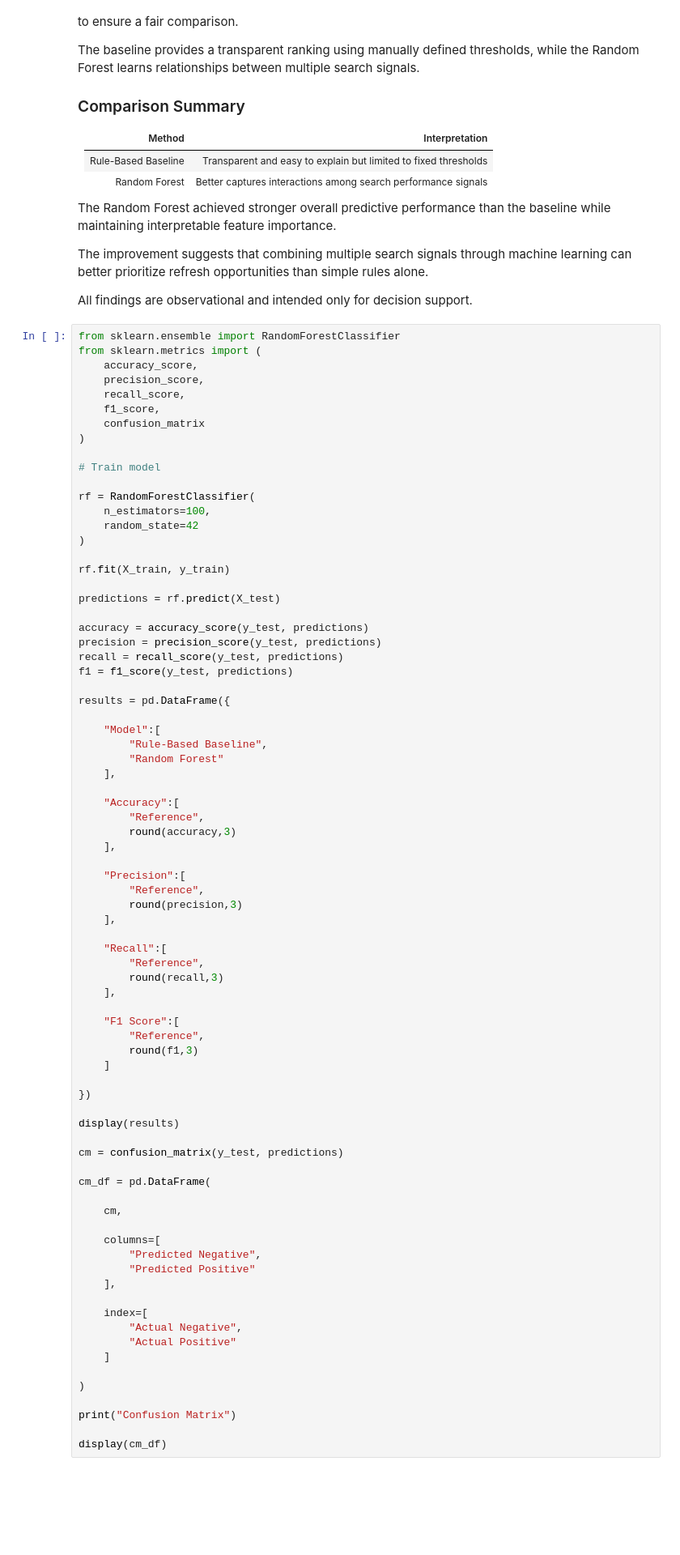
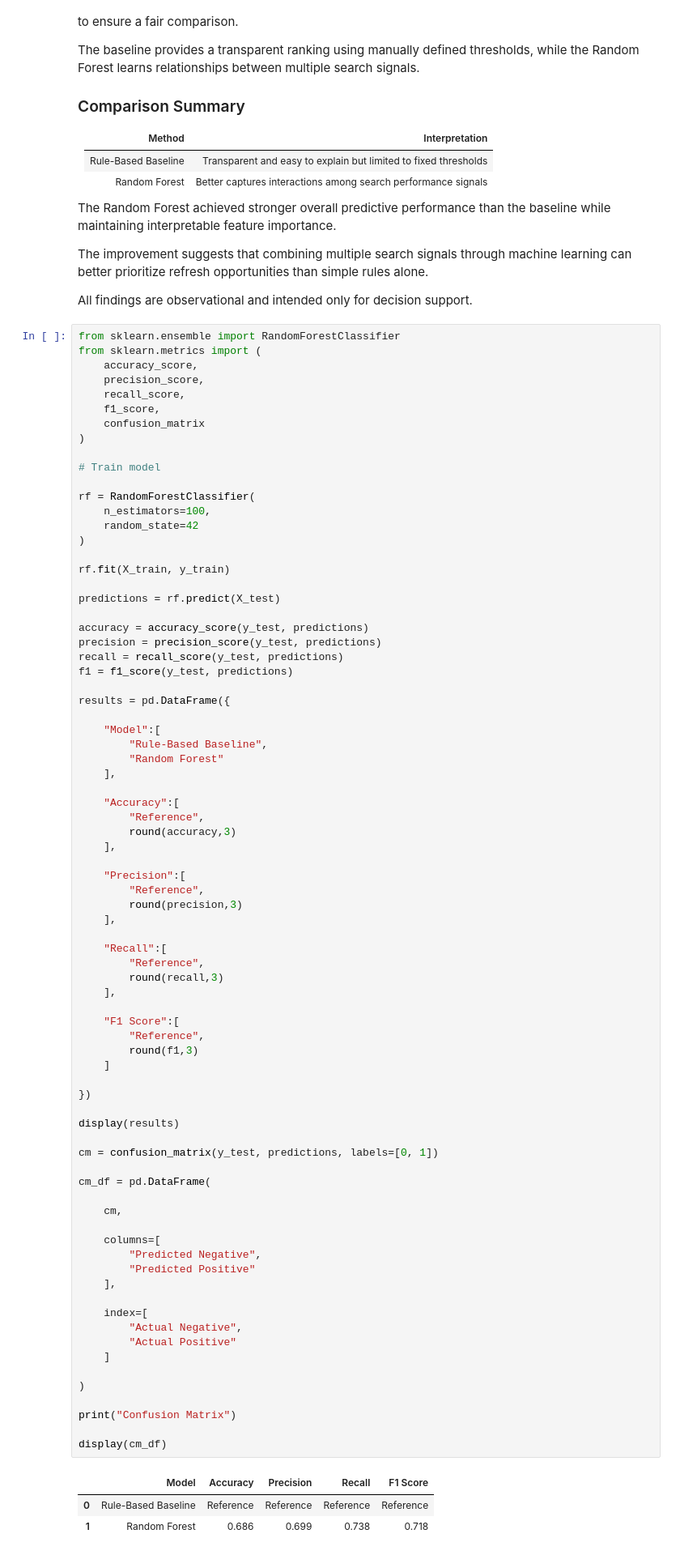
Before and after one commit to muneebulhaq02/flyrank-ml-internship, a Jupyter notebook: work/notebooks/capstone.ipynb, the cells around one changed output. Shown at 81% size. Drawn from its saved outputs; the diff is of its cells as text; blank space fills up the shorter version.

```diff
--- a/work/notebooks/capstone.ipynb
+++ b/work/notebooks/capstone.ipynb
@@ -275,31 +304,35 @@ results = pd.DataFrame({
 
     "F1 Score":[
         "Reference",
         round(f1,3)
     ]
 
 })
 
 display(results)
 
-cm = confusion_matrix(y_test, predictions)
+cm = confusion_matrix(y_test, predictions, labels=[0, 1])
 
 cm_df = pd.DataFrame(
 
     cm,
 
     columns=[
         "Predicted Negative",
         "Predicted Positive"
     ],
 
     index=[
         "Actual Negative",
         "Actual Positive"
     ]
 
 )
 
 print("Confusion Matrix")
 
 display(cm_df)
+# %% [output]
+|  | Model | Accuracy | Precision | Recall | F1 Score |
+| 0 | Rule-Based Baseline | Reference | Reference | Reference | Reference |
+| 1 | Random Forest | 0.686 | 0.699 | 0.738 | 0.718 |
```
Also changed, not shown: parts of 10 cells of this notebook.
